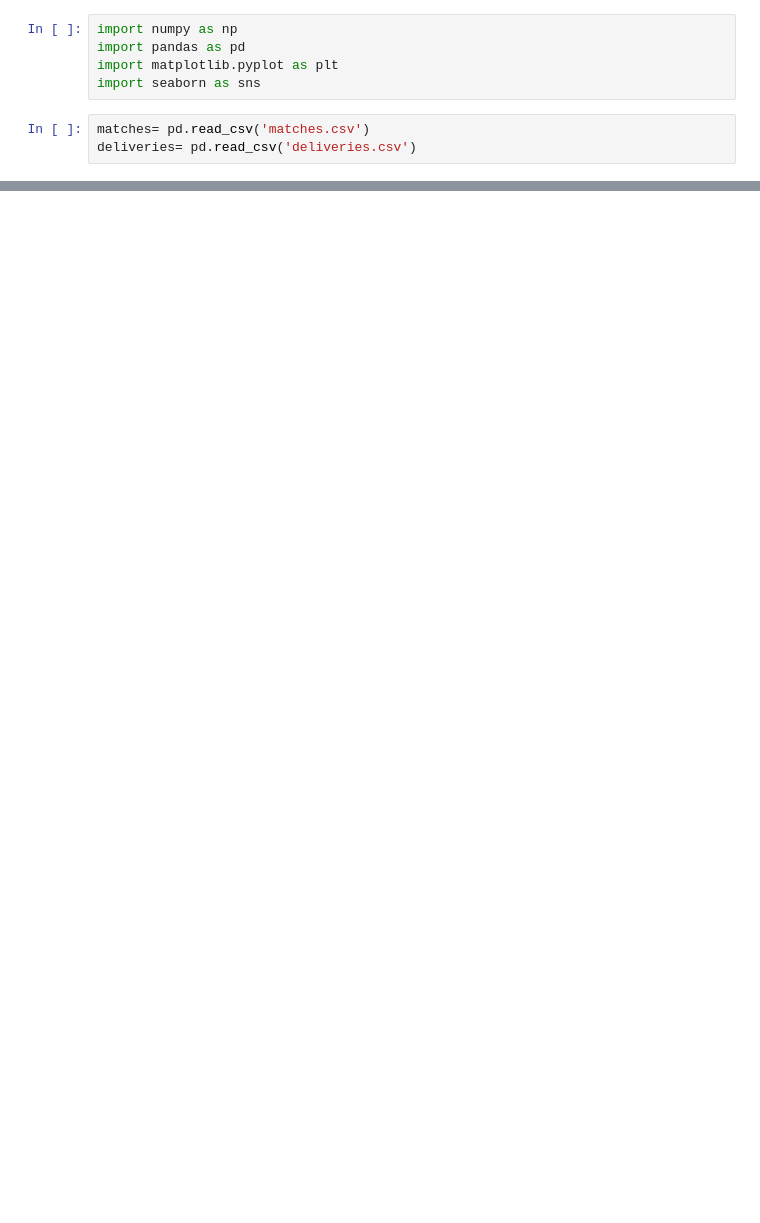
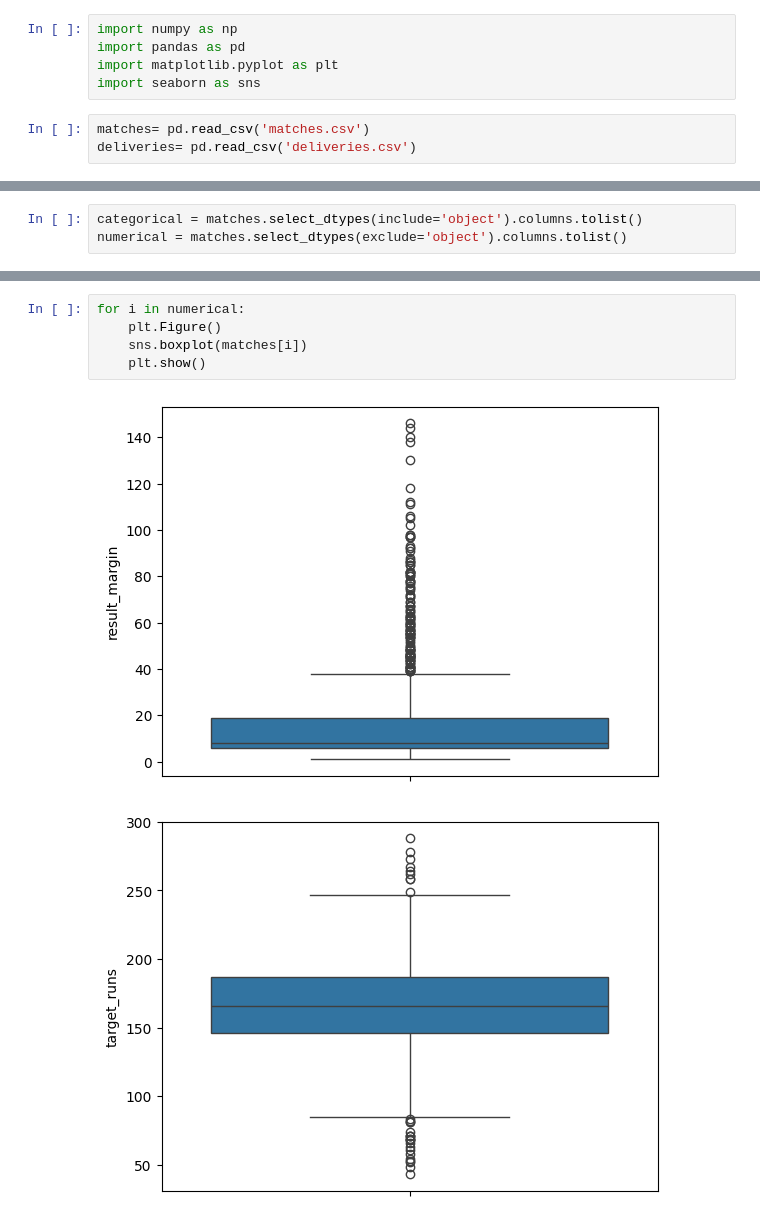
Before and after one commit to Gauravsingh958/Data-Analysis-Projects, a Jupyter notebook: IPL-Data-Analysis/ipl_analysis.ipynb, the cells around one changed output, grey strips where cells are left out. Saved outputs shown, nothing was run; the diff lists cells and outputs as text; blank space fills up the shorter version.

```diff
--- a/IPL-Data-Analysis/ipl_analysis.ipynb
+++ b/IPL-Data-Analysis/ipl_analysis.ipynb
@@ -26,0 +103,3 @@ deliveries.head()
+# %%
+categorical = matches.select_dtypes(include='object').columns.tolist()
+numerical = matches.select_dtypes(exclude='object').columns.tolist()
@@ -26,0 +243,8 @@ deliveries.head()
+# %%
+for i in numerical:
+    plt.Figure()
+    sns.boxplot(matches[i])
+    plt.show()
+# %% [output]
+[figure, added]
+[figure, added]
```
Also changed, not shown: parts of 29 cells of this notebook, 5 other files.
